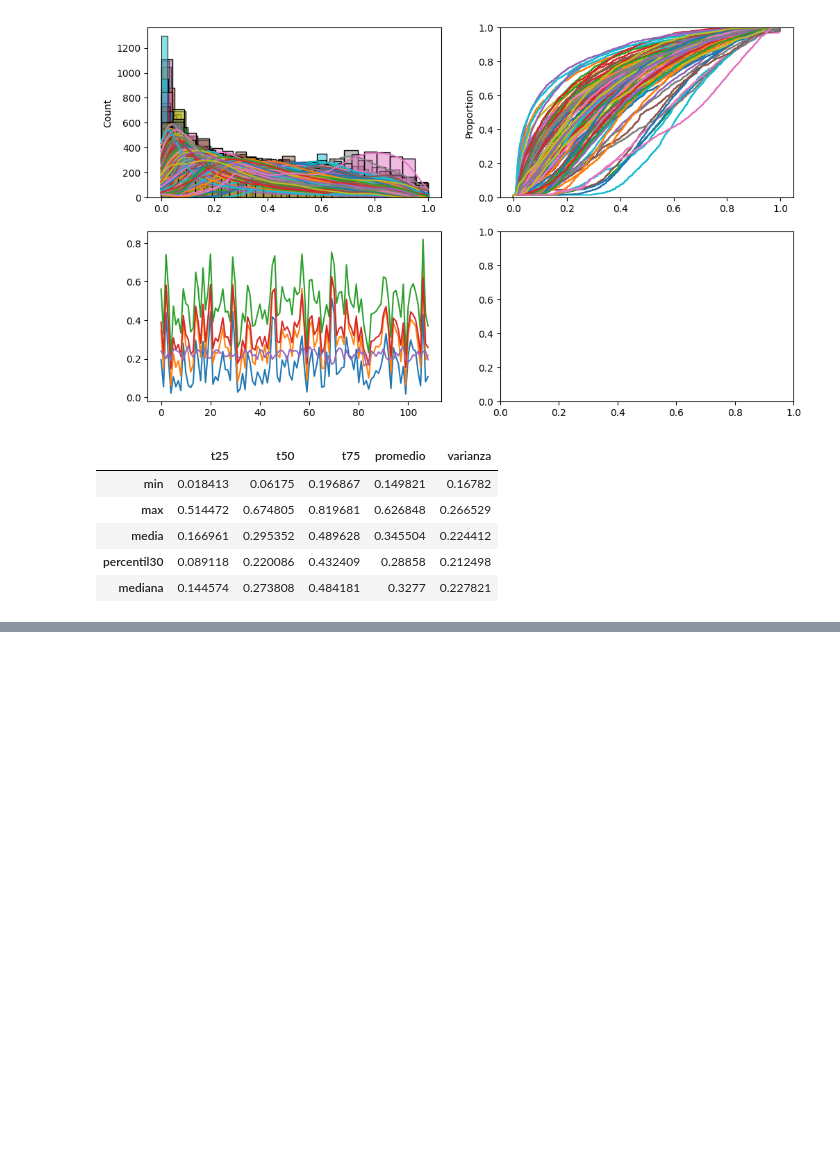
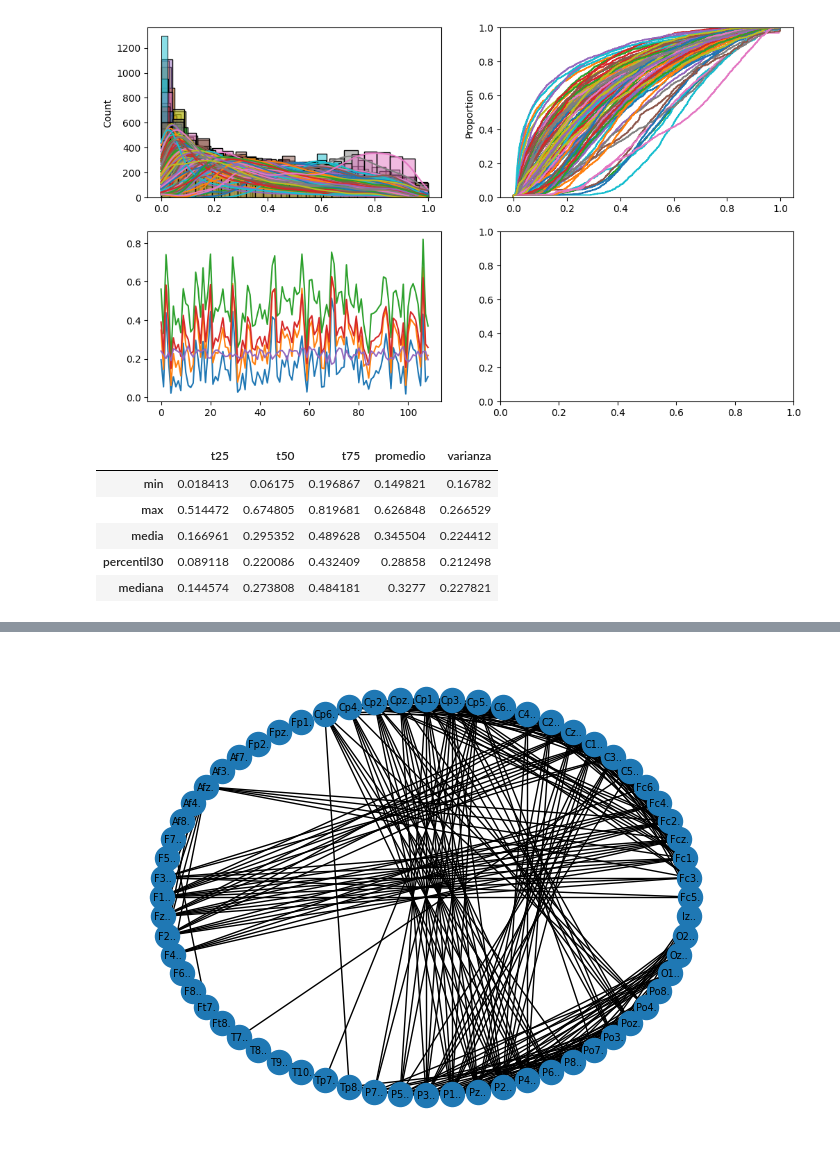
Before and after one commit to Fernando-JAL/Neurociencias-2026-1, a Jupyter notebook: S04_parciales/Parcial_3_profe.ipynb, the cells around one changed output, grey strips where cells are left out. Saved outputs shown, nothing was run; the diff lists cells and outputs as text; code cells hidden in the pictures; blank space fills up the shorter version.

```diff
--- a/S04_parciales/Parcial_3_profe.ipynb
+++ b/S04_parciales/Parcial_3_profe.ipynb
@@ -146,0 +199,6 @@ data
+# %%
+## Grafo 2D
+ensayo_grafo=nx.from_pandas_adjacency(resultados3)
+nx.draw_circular(ensayo_grafo, with_labels=True, font_size=7)
+# %% [output]
+[figure, added]
```
Also changed, not shown: parts of 12 cells of this notebook.
